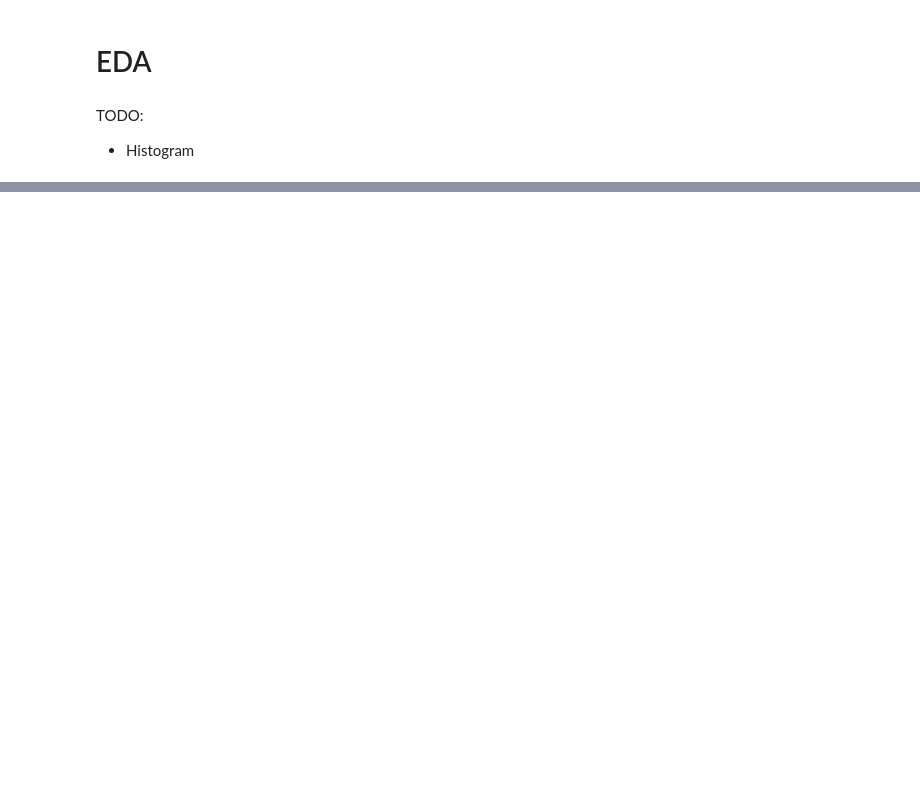
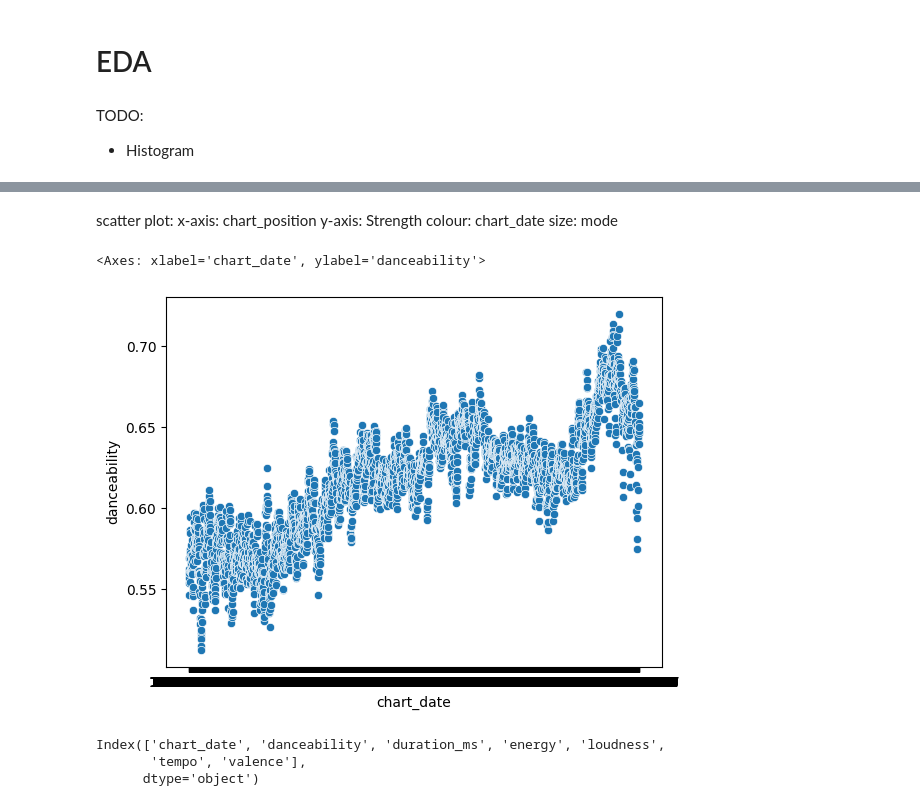
Before and after one commit to ronanhansel/billboard-music-trend, a Jupyter notebook: main.ipynb, the cells around one changed output, grey strips where cells are left out. Cells and saved outputs as stored; diff of their text form; code cells hidden in the pictures; blank space fills up the shorter version.

Commit message:
EDA scatterplot

```diff
--- a/main.ipynb
+++ b/main.ipynb
@@ -707,0 +690,2 @@ memory usage: 49.0+ MB
+# %%
+df.drop(columns=['acousticness', 'instrumentalness', 'liveness', 'speechiness', 'time_signature', 'key'] , axis=0, inplace=True)
@@ -707,0 +699,8 @@ memory usage: 49.0+ MB
+# %%
+def absolute_maximum_scale(series):
+    return series / series.abs().max()
+
+for col in ['loudness']:
+    df[col] = absolute_maximum_scale(df[col].abs())
+
+df
@@ -712,0 +781,14 @@ TODO:
+# %%
+df_mean = pd.DataFrame()
+index = 0
+df_mean = df_mean.assign(chart_date='', danceability = '', duration_ms = '', energy = '', loudness = '', tempo = '', valence = '')
+for date in df['chart_date'].unique():
+    df_mean.loc[index, 'chart_date'] = date
+    df_mean.loc[index, 'danceability'] = df[df['chart_date'] == date]['danceability'].mean()
+    df_mean.loc[index, 'duration_ms'] = df[df['chart_date'] == date]['duration_ms'].mean()
+    df_mean.loc[index, 'energy'] = df[df['chart_date'] == date]['danceability'].mean()
+    df_mean.loc[index, 'loudness'] = df[df['chart_date'] == date]['loudness'].mean()
+    df_mean.loc[index, 'tempo'] = df[df['chart_date'] == date]['tempo'].mean()
+    df_mean.loc[index, 'valence'] = df[df['chart_date'] == date]['valence'].mean()
+    index = index + 1
+df_mean
@@ -712,0 +820,18 @@ TODO:
+# %% [markdown]
+scatter plot:
+x-axis: chart_position
+y-axis: Strength
+colour: chart_date
+size: mode
+# %%
+import seaborn as sns
+sns.scatterplot(data=df_mean, x='chart_date', y='danceability')
+# %% [output]
+<Axes: xlabel='chart_date', ylabel='danceability'>
+[figure, added]
+# %%
+df_mean.columns
+# %% [output]
+Index(['chart_date', 'danceability', 'duration_ms', 'energy', 'loudness',
+       'tempo', 'valence'],
+      dtype='object')
```
Also changed, not shown: parts of 17 cells of this notebook.
